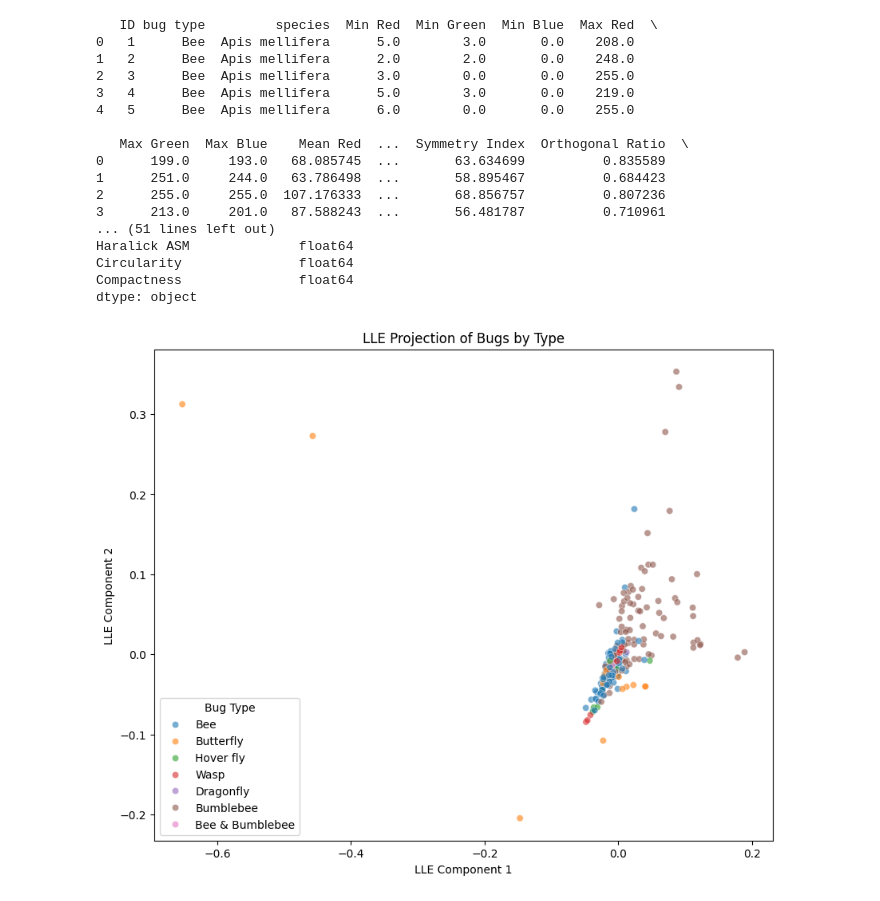
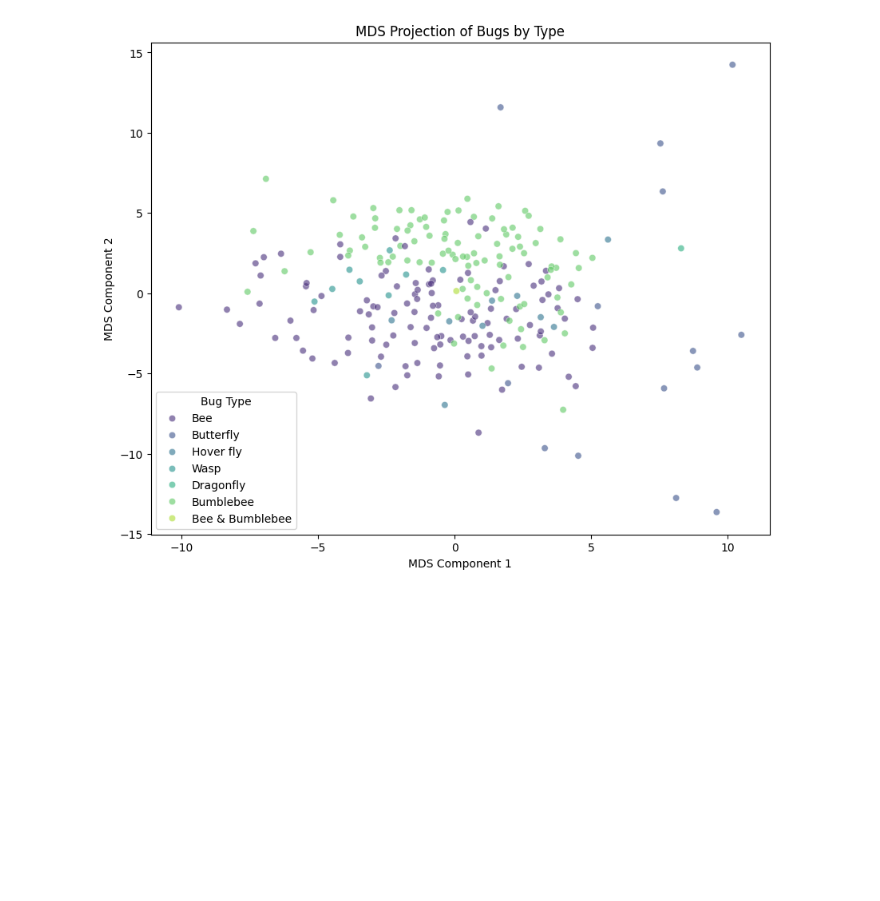
Before and after one commit to julientournier6/dataetia, a Jupyter notebook: data_visualization/vizualisations_finales.ipynb, the cells around one changed output. Drawn from its saved outputs; the diff is of its cells as text; code cells hidden in the pictures; blank space fills up the shorter version.

```diff
--- a/data_visualization/vizualisations_finales.ipynb
+++ b/data_visualization/vizualisations_finales.ipynb
@@ -118,66 +201,46 @@ plt.show()
 import pandas as pd
 import numpy as np
 import matplotlib.pyplot as plt
 import seaborn as sns
+from sklearn.manifold import MDS
 from sklearn.preprocessing import StandardScaler
 from sklearn.impute import SimpleImputer
-from sklearn.manifold import LocallyLinearEmbedding
 
 # Charger les données depuis le fichier Excel
 file_path = '../classif_test_v2.xlsx'
 data = pd.read_excel(file_path)
 
-# Afficher un aperçu des données
-print(data.head())
-print(data.dtypes)
 
 # Séparer les caractéristiques et les étiquettes
 features = data.drop(columns=['ID', 'bug type', 'species'])
 labels = data['bug type']
 
 # Imputer les valeurs manquantes avec la moyenne de chaque colonne
 imputer = SimpleImputer(strategy='mean')
 features_imputed = imputer.fit_transform(features)
 
 # Standardiser les données
 scaler = StandardScaler()
 features_scaled = scaler.fit_transform(features_imputed)
 
-# Appliquer le LLE
-lle = LocallyLinearEmbedding(n_components=2, random_state=42)
-lle_results = lle.fit_transform(features_scaled)
+# Appliquer MDS
+mds = MDS(n_components=2)
+mds_result = mds.fit_transform(features_scaled)
 
-# Créer un DataFrame pour les résultats du LLE
-lle_df = pd.DataFrame(data=lle_results, columns=['LLE Component 1', 'LLE Component 2'])
-lle_df['Bug Type'] = labels
+# Créer un DataFrame pour les composantes principales
+mds_df = pd.DataFrame(data=mds_result, columns=['MDS Component 1', 'MDS Component 2'])
+mds_df['Bug Type'] = labels
 
-# Graphique LLE
+# Graphique MDS
 plt.figure(figsize=(10, 8))
-sns.scatterplot(x='LLE Component 1', y='LLE Component 2', hue='Bug Type', data=lle_df, palette='tab10', alpha=0.6)
-plt.title('LLE Projection of Bugs by Type')
-plt.xlabel('LLE Component 1')
-plt.ylabel('LLE Component 2')
+sns.scatterplot(x='MDS Component 1', y='MDS Component 2', hue='Bug Type', data=mds_df, palette='viridis', alpha=0.6)
+plt.title('MDS Projection of Bugs by Type')
+plt.xlabel('MDS Component 1')
+plt.ylabel('MDS Component 2')
 plt.legend(title='Bug Type')
 plt.show()
 # %% [output]
-   ID bug type         species  Min Red  Min Green  Min Blue  Max Red  \
-0   1      Bee  Apis mellifera      5.0        3.0       0.0    208.0
-1   2      Bee  Apis mellifera      2.0        2.0       0.0    248.0
-2   3      Bee  Apis mellifera      3.0        0.0       0.0    255.0
-3   4      Bee  Apis mellifera      5.0        3.0       0.0    219.0
-4   5      Bee  Apis mellifera      6.0        0.0       0.0    255.0
-
-   Max Green  Max Blue    Mean Red  ...  Symmetry Index  Orthogonal Ratio  \
-0      199.0     193.0   68.085745  ...       63.634699          0.835589
-1      251.0     244.0   63.786498  ...       58.895467          0.684423
-2      255.0     255.0  107.176333  ...       68.856757          0.807236
-3      213.0     201.0   87.588243  ...       56.481787          0.710961
-... (51 lines left out)
-Haralick ASM              float64
-Circularity               float64
-Compactness               float64
-dtype: object
-[figure, old version]
+[figure, new version]
 # %%
 import pandas as pd
 import numpy as np
```
Also changed, not shown: parts of 5 cells of this notebook.
